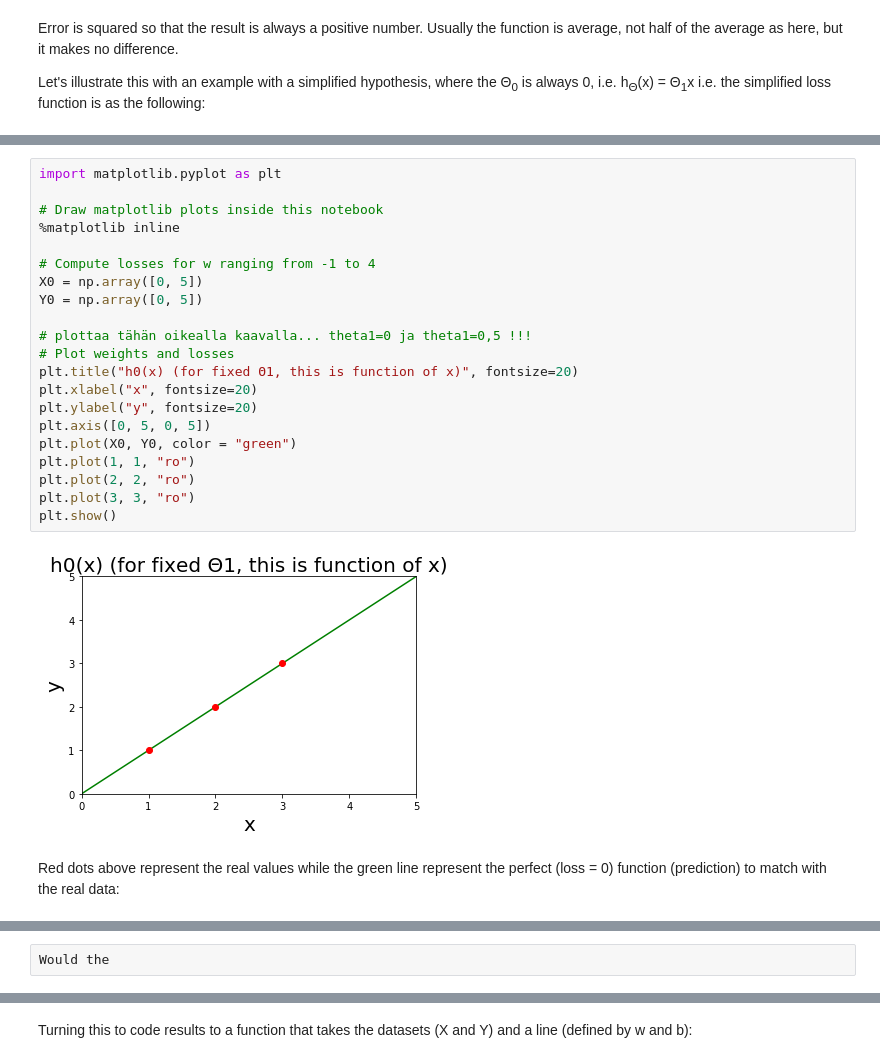
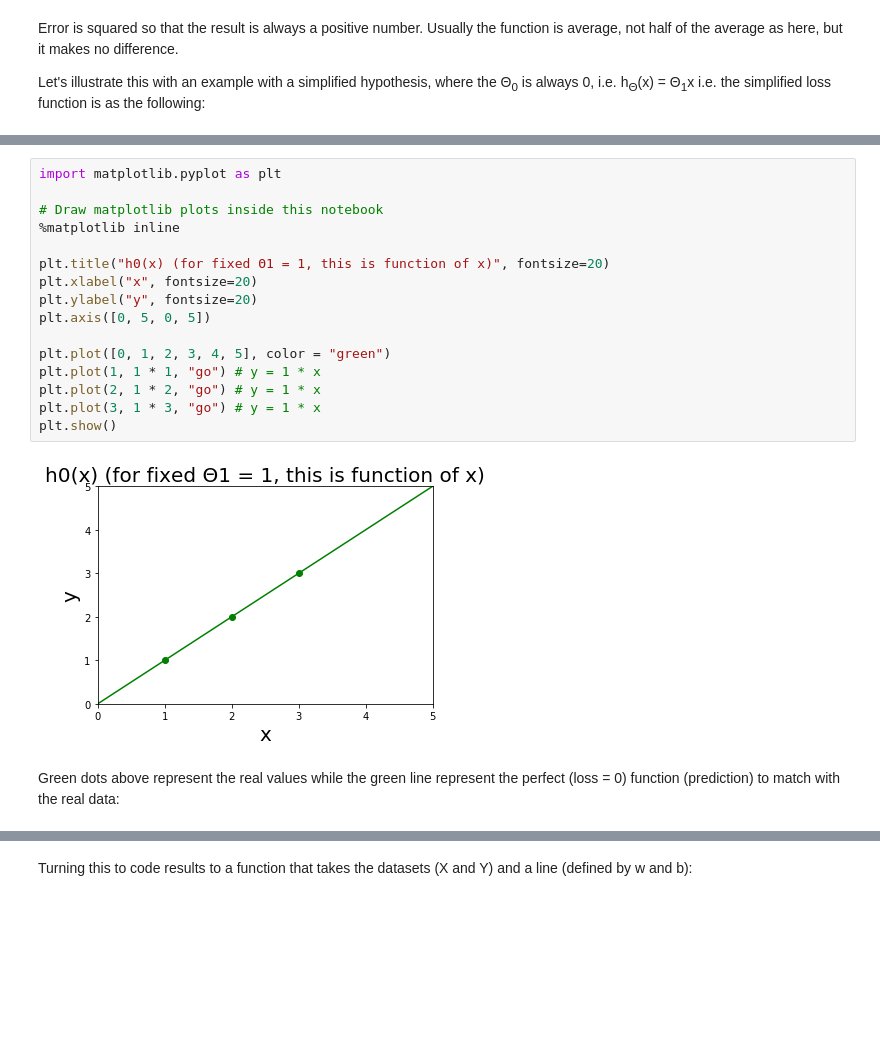
Before and after one commit to Jyffe/MachineLearning, a Jupyter notebook: PizzaML/PizzaML.ipynb, the cells around one changed output, grey strips where cells are left out. Saved outputs shown, nothing was run; the diff lists cells and outputs as text; blank space fills up the shorter version.

```diff
--- a/PizzaML/PizzaML.ipynb
+++ b/PizzaML/PizzaML.ipynb
@@ -138,29 +138,22 @@ Let's illustrate this with an example with a simplified hypothesis, where the Θ
 # %%
 import matplotlib.pyplot as plt
 
 # Draw matplotlib plots inside this notebook
 %matplotlib inline
 
-# Compute losses for w ranging from -1 to 4
-X0 = np.array([0, 5])
-Y0 = np.array([0, 5])
-
-# plottaa tähän oikealla kaavalla... theta1=0 ja theta1=0,5 !!!
-# Plot weights and losses
-plt.title("h0(x) (for fixed Θ1, this is function of x)", fontsize=20)
+plt.title("h0(x) (for fixed Θ1 = 1, this is function of x)", fontsize=20)
 plt.xlabel("x", fontsize=20)
 plt.ylabel("y", fontsize=20)
 plt.axis([0, 5, 0, 5])
-plt.plot(X0, Y0, color = "green")
-plt.plot(1, 1, "ro")
-plt.plot(2, 2, "ro")
-plt.plot(3, 3, "ro")
+
+plt.plot([0, 1, 2, 3, 4, 5], color = "green")
+plt.plot(1, 1 * 1, "go") # y = 1 * x
+plt.plot(2, 1 * 2, "go") # y = 1 * x
+plt.plot(3, 1 * 3, "go") # y = 1 * x
 plt.show()
 # %% [output]
-[figure, old version]
+[figure, new version]
 # %% [markdown]
-Red dots above represent the real values while the green line represent the perfect (loss = 0) function (prediction) to match with the real data:
+Green dots above represent the real values while the green line represent the perfect (loss = 0) function (prediction) to match with the real data:
 # %% [markdown]
 <img style="float: left;" src="loss_function3.png" width=50% height=50%>
-# %%
-Would the
```
Also changed, not shown: parts of 6 cells of this notebook, 2 other files.
